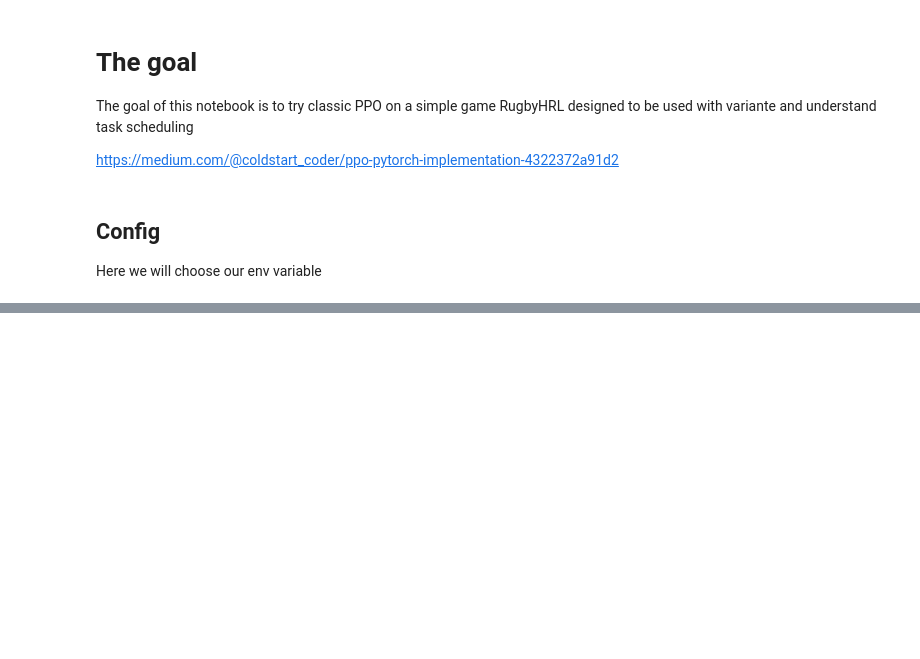
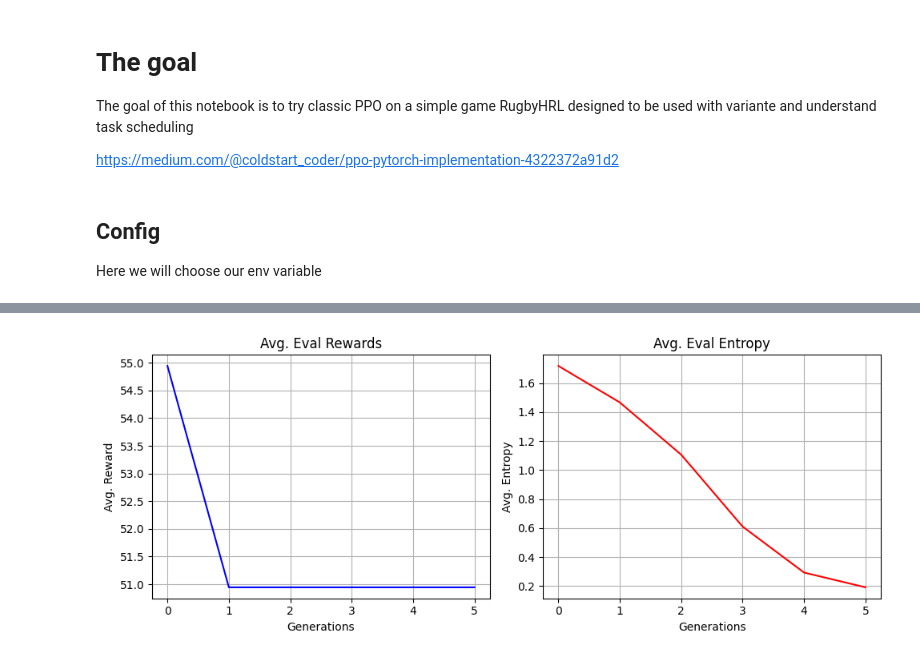
Before and after one commit to wissammm/RugbyHRL, a Jupyter notebook: examples/classic_ppo.ipynb, the cells around one changed output, grey strips where cells are left out. Drawn from its saved outputs; the diff is of its cells as text; code cells hidden in the pictures; blank space fills up the shorter version.

```diff
--- a/examples/classic_ppo.ipynb
+++ b/examples/classic_ppo.ipynb
@@ -156,0 +224,4 @@ class PPORolloutCollector:
+# %%
+device = torch.device("cuda" if torch.cuda.is_available() else "cpu")
+agent = Agent(envs).to(device)
+print("using device: ", device)
@@ -156,0 +230,4 @@ class PPORolloutCollector:
+# %%
+import torch.optim as optim
+learning_rate = 2.5e-4
+optimizer = optim.Adam(agent.parameters(), lr=learning_rate, eps=1e-5)
@@ -156,0 +437,30 @@ class PPORolloutCollector:
+# %%
+import matplotlib.pyplot as plt
+import numpy as np
+
+generations = [i for i in range(len(average_eval_entropy))]
+
+# Create a figure and two subplots arranged in 1 row and 2 columns
+fig, (ax1, ax2) = plt.subplots(nrows=1, ncols=2, figsize=(10, 4))
+
+# Plot average rewards on the first subplot (ax1)
+ax1.plot(generations, average_eval_reward, label="Avg. Eval Rewards", color="blue")
+ax1.set_title('Avg. Eval Rewards')
+ax1.set_xlabel('Generations')
+ax1.set_ylabel('Avg. Reward')
+ax1.grid(True)
+
+# Plot average entropy on the second subplot (ax2)
+ax2.plot(generations, average_eval_entropy, label="Avg. Eval Entropy", color="red")
+ax2.set_title('Avg. Eval Entropy')
+ax2.set_xlabel('Generations')
+ax2.set_ylabel('Avg. Entropy')
+ax2.grid(True)
+
+# Adjust layout to prevent titles/labels from overlapping
+plt.tight_layout()
+
+# Display the plot
+plt.show()
+# %% [output]
+[figure, added]
```
Also changed, not shown: parts of 5 cells of this notebook, 3 other files.
